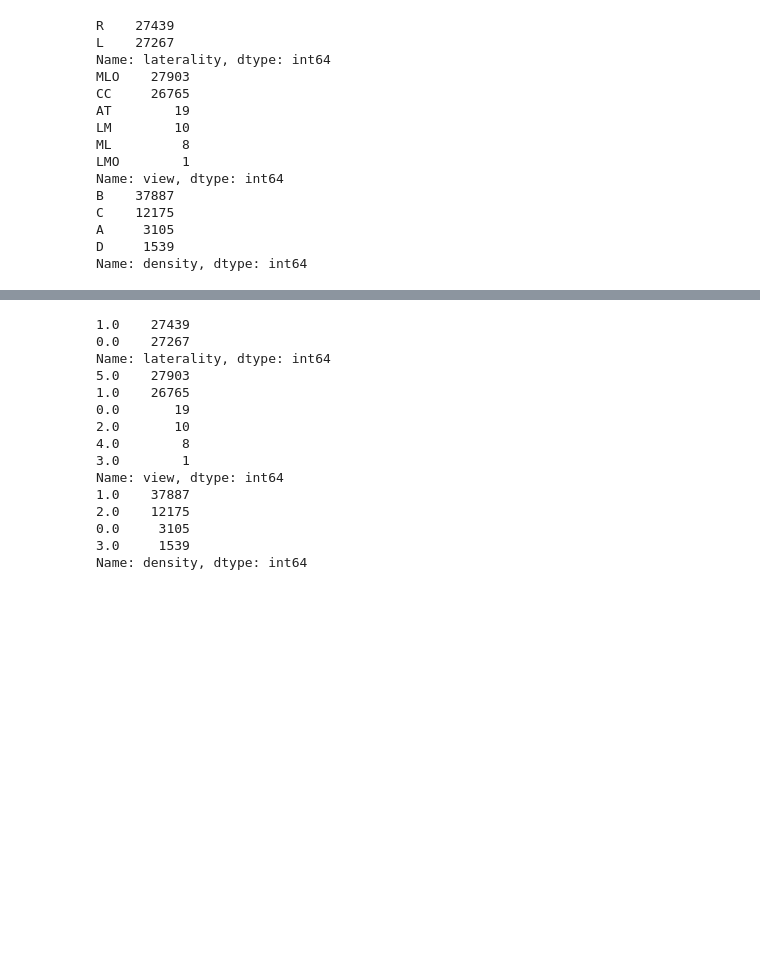
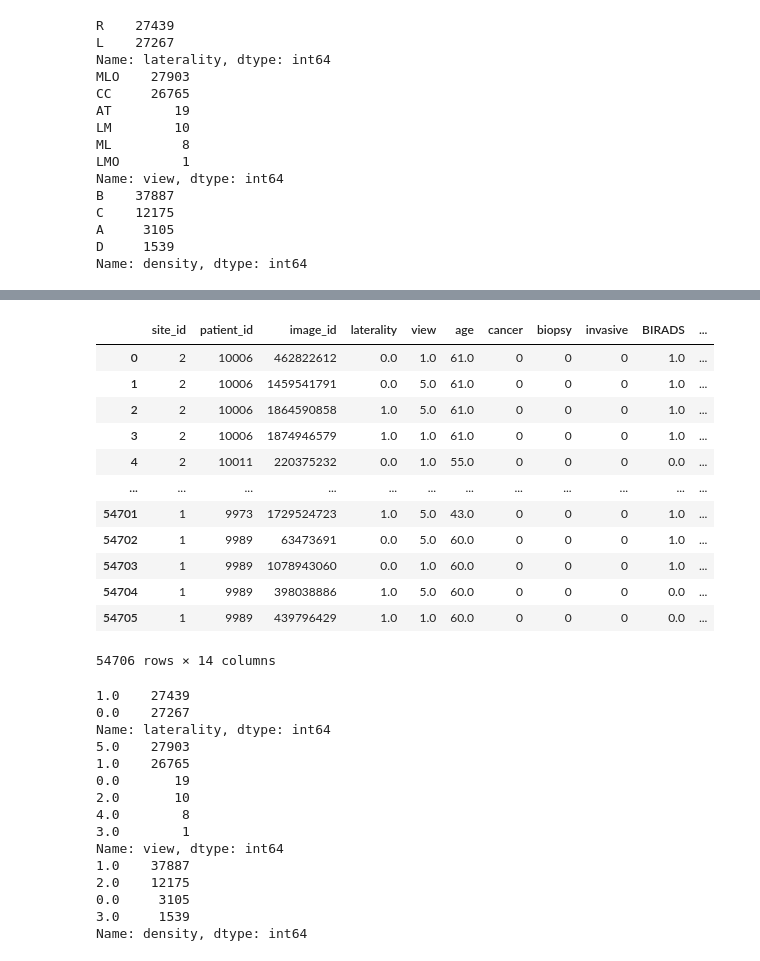
Before and after one commit to valilhan/RSNA, a Jupyter notebook: notebooks/models/cancer_detection.ipynb, the cells around one changed output, grey strips where cells are left out. Saved outputs shown, nothing was run; the diff lists cells and outputs as text; code cells hidden in the pictures; blank space fills up the shorter version.

```diff
--- a/notebooks/models/cancer_detection.ipynb
+++ b/notebooks/models/cancer_detection.ipynb
@@ -200,3 +197,19 @@ df.describe()
+# %%
+df
+# %% [output]
+|  | site_id | patient_id | image_id | laterality | view | age | cancer | biopsy | invasive | BIRADS | ... |
+| 0 | 2 | 10006 | 462822612 | 0.0 | 1.0 | 61.0 | 0 | 0 | 0 | 1.0 | ... |
+| 1 | 2 | 10006 | 1459541791 | 0.0 | 5.0 | 61.0 | 0 | 0 | 0 | 1.0 | ... |
+| 2 | 2 | 10006 | 1864590858 | 1.0 | 5.0 | 61.0 | 0 | 0 | 0 | 1.0 | ... |
+| 3 | 2 | 10006 | 1874946579 | 1.0 | 1.0 | 61.0 | 0 | 0 | 0 | 1.0 | ... |
+| 4 | 2 | 10011 | 220375232 | 0.0 | 1.0 | 55.0 | 0 | 0 | 0 | 0.0 | ... |
+| ... | ... | ... | ... | ... | ... | ... | ... | ... | ... | ... | ... |
+| 54701 | 1 | 9973 | 1729524723 | 1.0 | 5.0 | 43.0 | 0 | 0 | 0 | 1.0 | ... |
+| 54702 | 1 | 9989 | 63473691 | 0.0 | 5.0 | 60.0 | 0 | 0 | 0 | 1.0 | ... |
+| 54703 | 1 | 9989 | 1078943060 | 0.0 | 1.0 | 60.0 | 0 | 0 | 0 | 1.0 | ... |
+| 54704 | 1 | 9989 | 398038886 | 1.0 | 5.0 | 60.0 | 0 | 0 | 0 | 0.0 | ... |
+| 54705 | 1 | 9989 | 439796429 | 1.0 | 1.0 | 60.0 | 0 | 0 | 0 | 0.0 | ... |
+54706 rows × 14 columns
 # %%
 list_col = ['laterality','view','density']
 for i in list_col:
```
Also changed, not shown: parts of 17 cells of this notebook, 4 other files.
